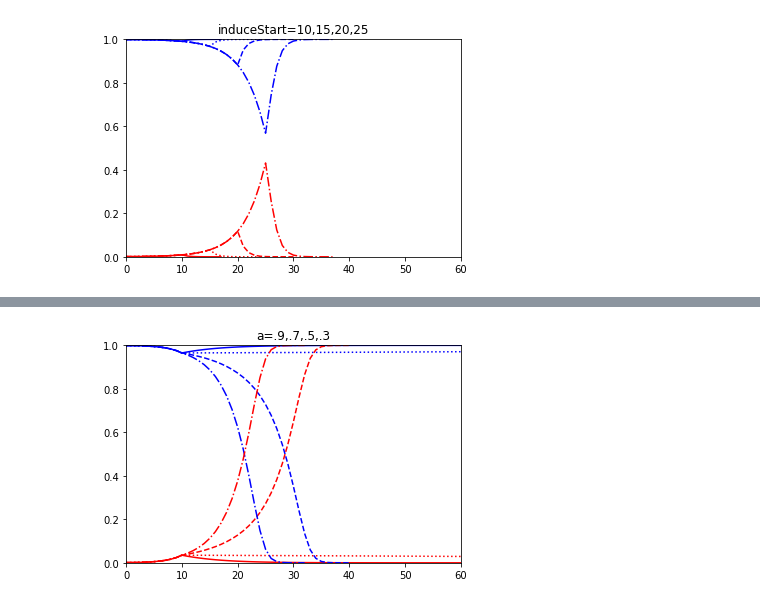
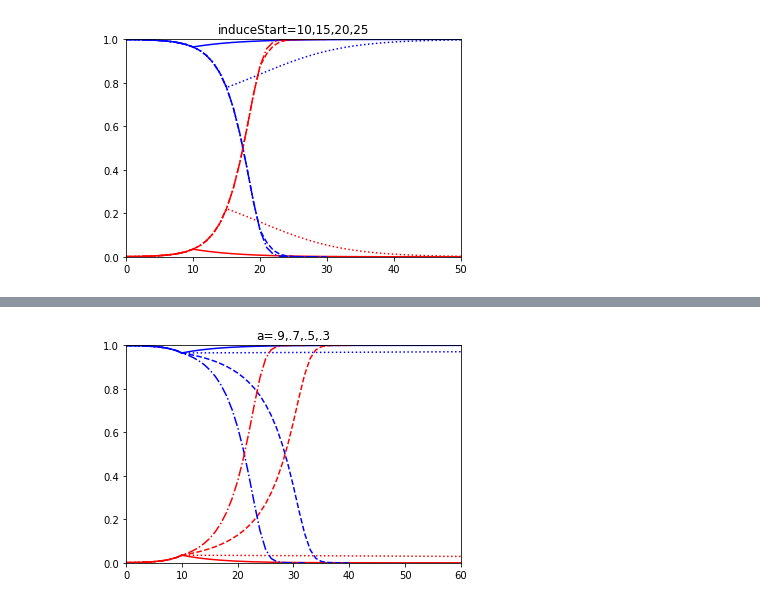
Before and after one commit to mgheffel/CRISPR-Gene-Drive-Population-Model, a Jupyter notebook: AlleleMultiMapiF.ipynb, the cells around one changed output, grey strips where cells are left out. Drawn from its saved outputs; the diff is of its cells as text; code cells hidden in the pictures.

```diff
--- a/AlleleMultiMapiF.ipynb
+++ b/AlleleMultiMapiF.ipynb
@@ -141,20 +141,20 @@ def run_simulation_iF(simData,graph=False,debug=False):
 # %%
 #change induceStart
 pList=["-","+",",",".","o","*"]
 linestyles=["solid","dotted","dashed","dashdot"]
 gis=[]
-simData={'qW':.999,'qD':.001,'fW':1,'fD':.7,'e':.8,'h':.5,'fDP':.1,'a':.9,'generations':1000,'induceStart':10}
+simData={'qW':.999,'qD':.001,'fW':1,'fD':.8,'e':.8,'h':.5,'fDP':.4,'a':.9,'generations':1000,'induceStart':10}
 gis.append(run_simulation_iF(simData))
 gis[0]["linestyle"]="solid"
-simData={'qW':.999,'qD':.001,'fW':1,'fD':.7,'e':.8,'h':.5,'fDP':.1,'a':.9,'generations':1000,'induceStart':15}
+simData={'qW':.999,'qD':.001,'fW':1,'fD':.8,'e':.8,'h':.5,'fDP':.4,'a':.9,'generations':1000,'induceStart':15}
 gis.append(run_simulation_iF(simData))
 gis[1]["linestyle"]="dotted"
-simData={'qW':.999,'qD':.001,'fW':1,'fD':.7,'e':.8,'h':.5,'fDP':.1,'a':.9,'generations':1000,'induceStart':20}
+simData={'qW':.999,'qD':.001,'fW':1,'fD':.8,'e':.8,'h':.5,'fDP':.4,'a':.9,'generations':1000,'induceStart':20}
 gis.append(run_simulation_iF(simData))
 gis[2]["linestyle"]="dashed"
-simData={'qW':.999,'qD':.001,'fW':1,'fD':.7,'e':.8,'h':.5,'fDP':.1,'a':.9,'generations':1000,'induceStart':25}
+simData={'qW':.999,'qD':.001,'fW':1,'fD':.8,'e':.8,'h':.5,'fDP':.4,'a':.9,'generations':1000,'induceStart':25}
 gis.append(run_simulation_iF(simData))
 gis[3]["linestyle"]="dashdot"
-multiPlot(gis,60,"induceStart=10,15,20,25")
+multiPlot(gis,50,"induceStart=10,15,20,25")
 # %% [output]
-[figure, old version]
+[figure, new version]
```
Also changed, not shown: parts of 4 cells of this notebook, 2 other files.
